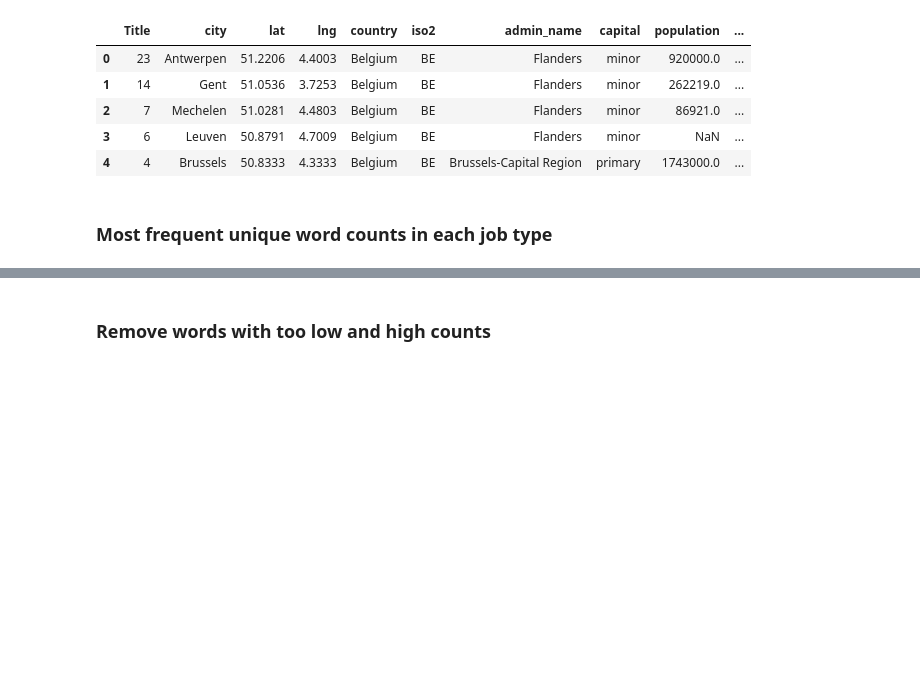
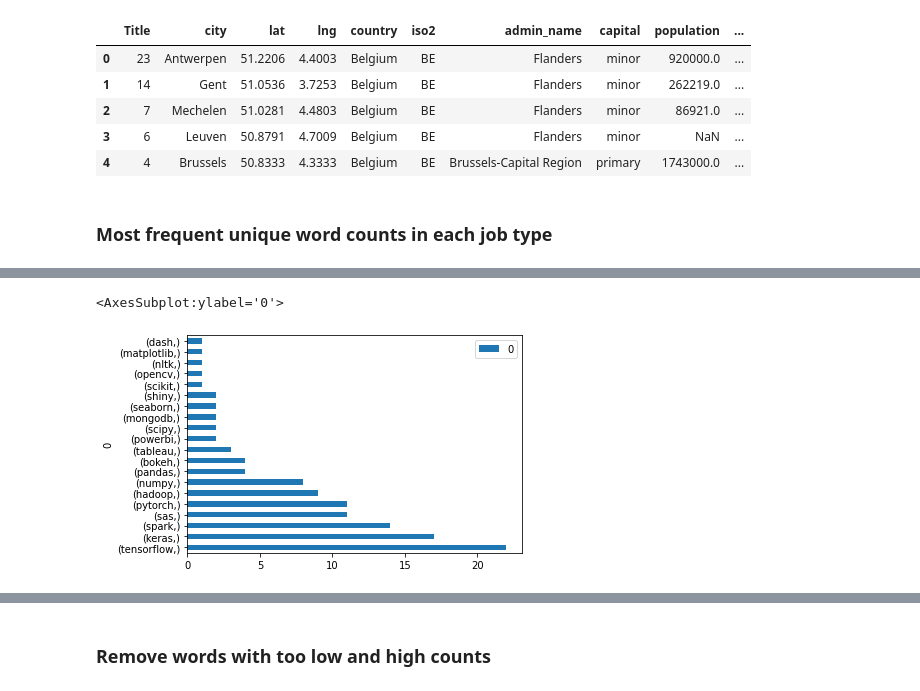
Before and after one commit to MaartenVandenhof-r0613805/Job-analysis, a Jupyter notebook: notebooks/linkedin-data-science-job-analysis-belgium.ipynb, the cells around one changed output, grey strips where cells are left out. Drawn from its saved outputs; the diff is of its cells as text; code cells hidden in the pictures; blank space fills up the shorter version.

```diff
--- a/notebooks/linkedin-data-science-job-analysis-belgium.ipynb
+++ b/notebooks/linkedin-data-science-job-analysis-belgium.ipynb
@@ -294,0 +377,7 @@ dc_freq[0:40].plot(kind="barh", x="word", y="counts", figsize=(10, 10))
+# %%
+# Show most important technologies for Data Science
+tech_dc = [word for l in dc_cards["nlp_desc_unique"] for word in l if word in tech_list]
+pd.DataFrame(pd.DataFrame(tech_dc).value_counts()).plot.barh()
+# %% [output]
+<AxesSubplot:ylabel='0'>
+[figure, added]
```
Also changed, not shown: parts of 25 cells of this notebook, 4 other files.
